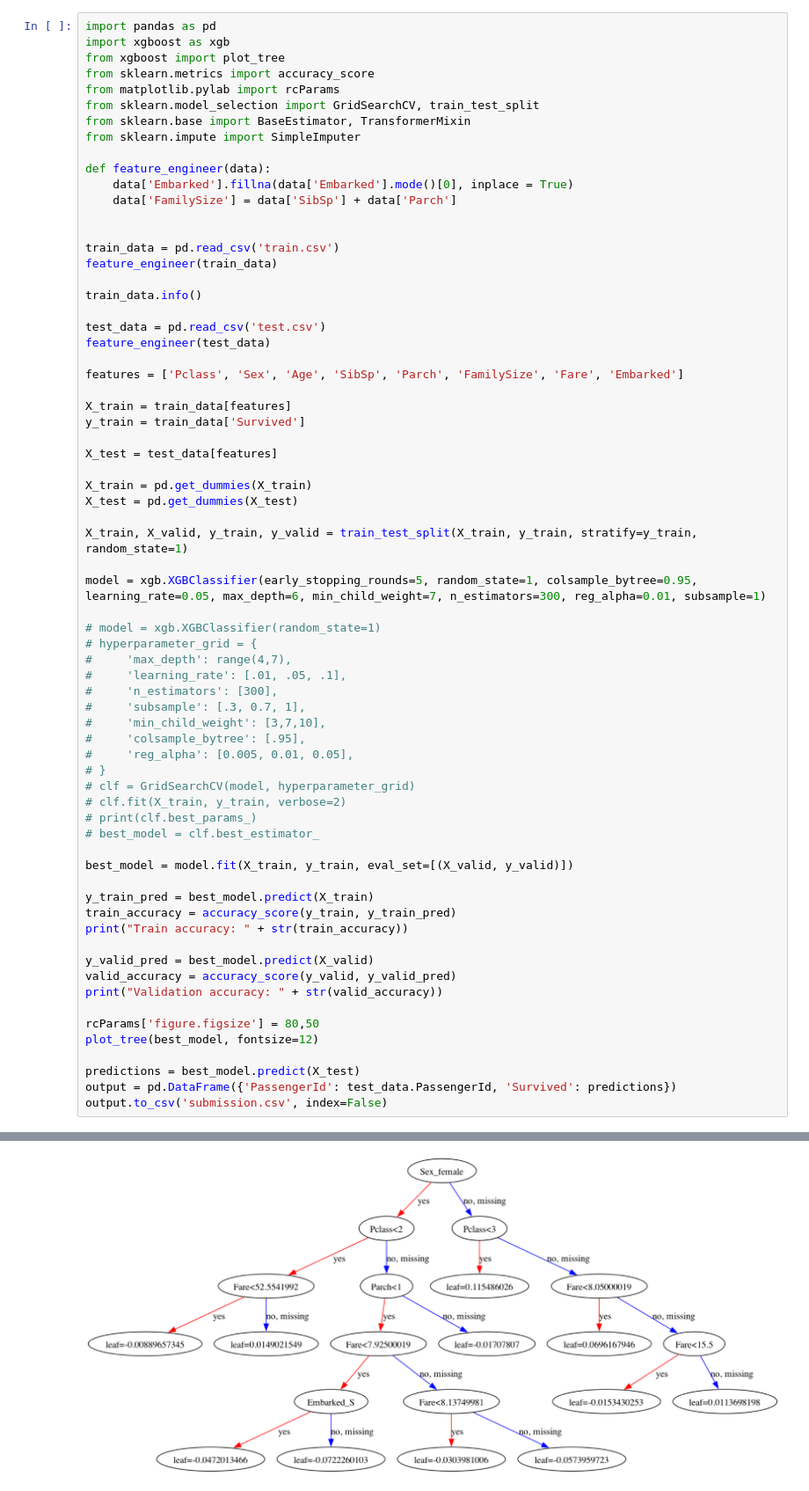
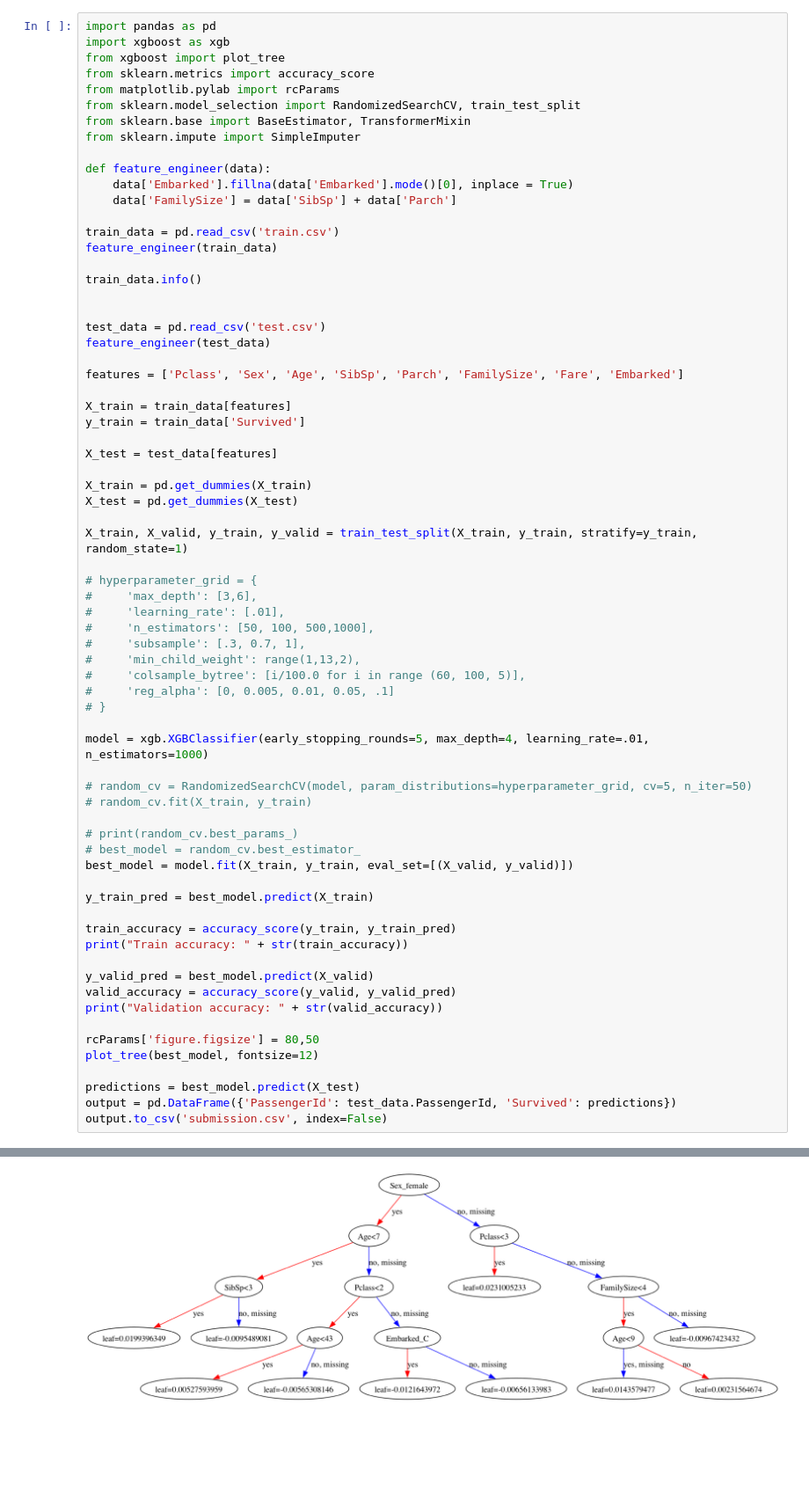
Before and after one commit to bsgreenb/kaggle, a Jupyter notebook: titanic/titanic.ipynb, the cells around one changed output, grey strips where cells are left out. Shown at 88% size. Drawn from its saved outputs; the diff is of its cells as text; blank space fills up the shorter version.

```diff
--- a/titanic/titanic.ipynb
+++ b/titanic/titanic.ipynb
@@ -4,7 +4,7 @@ import xgboost as xgb
 from xgboost import plot_tree
 from sklearn.metrics import accuracy_score
 from matplotlib.pylab import rcParams
-from sklearn.model_selection import GridSearchCV, train_test_split
+from sklearn.model_selection import RandomizedSearchCV, train_test_split
 from sklearn.base import BaseEstimator, TransformerMixin
 from sklearn.impute import SimpleImputer
 
@@ -12,11 +12,11 @@ def feature_engineer(data):
     data['Embarked'].fillna(data['Embarked'].mode()[0], inplace = True)
     data['FamilySize'] = data['SibSp'] + data['Parch']
 
-
 train_data = pd.read_csv('train.csv')
 feature_engineer(train_data)
 
 train_data.info()
+
 
 test_data = pd.read_csv('test.csv')
 feature_engineer(test_data)
@@ -33,26 +33,27 @@ X_test = pd.get_dummies(X_test)
 
 X_train, X_valid, y_train, y_valid = train_test_split(X_train, y_train, stratify=y_train, random_state=1)
 
-model = xgb.XGBClassifier(early_stopping_rounds=5, random_state=1, colsample_bytree=0.95, learning_rate=0.05, max_depth=6, min_child_weight=7, n_estimators=300, reg_alpha=0.01, subsample=1)
+# hyperparameter_grid = {
+#     'max_depth': [3,6],
+#     'learning_rate': [.01],
+#     'n_estimators': [50, 100, 500,1000],
+#     'subsample': [.3, 0.7, 1],
+#     'min_child_weight': range(1,13,2),
+#     'colsample_bytree': [i/100.0 for i in range (60, 100, 5)],
+#     'reg_alpha': [0, 0.005, 0.01, 0.05, .1]
+# }
 
-# model = xgb.XGBClassifier(random_state=1)
-# hyperparameter_grid = {
-#     'max_depth': range(4,7),
-#     'learning_rate': [.01, .05, .1],
-#     'n_estimators': [300],
-#     'subsample': [.3, 0.7, 1],
-#     'min_child_weight': [3,7,10],
-#     'colsample_bytree': [.95],
-#     'reg_alpha': [0.005, 0.01, 0.05],
-# }
-# clf = GridSearchCV(model, hyperparameter_grid)
-# clf.fit(X_train, y_train, verbose=2)
-# print(clf.best_params_)
-# best_model = clf.best_estimator_
+model = xgb.XGBClassifier(early_stopping_rounds=5, max_depth=4, learning_rate=.01, n_estimators=1000)
 
+# random_cv = RandomizedSearchCV(model, param_distributions=hyperparameter_grid, cv=5, n_iter=50)
+# random_cv.fit(X_train, y_train)
+
+# print(random_cv.best_params_)
+# best_model = random_cv.best_estimator_
 best_model = model.fit(X_train, y_train, eval_set=[(X_valid, y_valid)])
 
 y_train_pred = best_model.predict(X_train)
+
 train_accuracy = accuracy_score(y_train, y_train_pred)
 print("Train accuracy: " + str(train_accuracy))
 
@@ -87 +88 @@ Validation accuracy: 0.820627802690583
-[figure, old version]
+[figure, new version]
```
Also changed, not shown: parts of 1 cell of this notebook, 1 other file.
